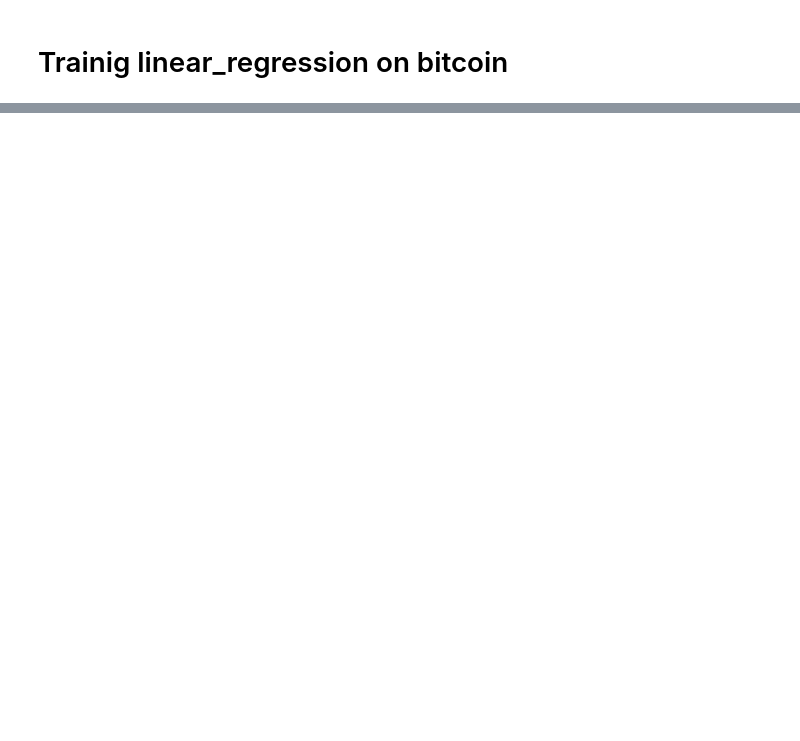
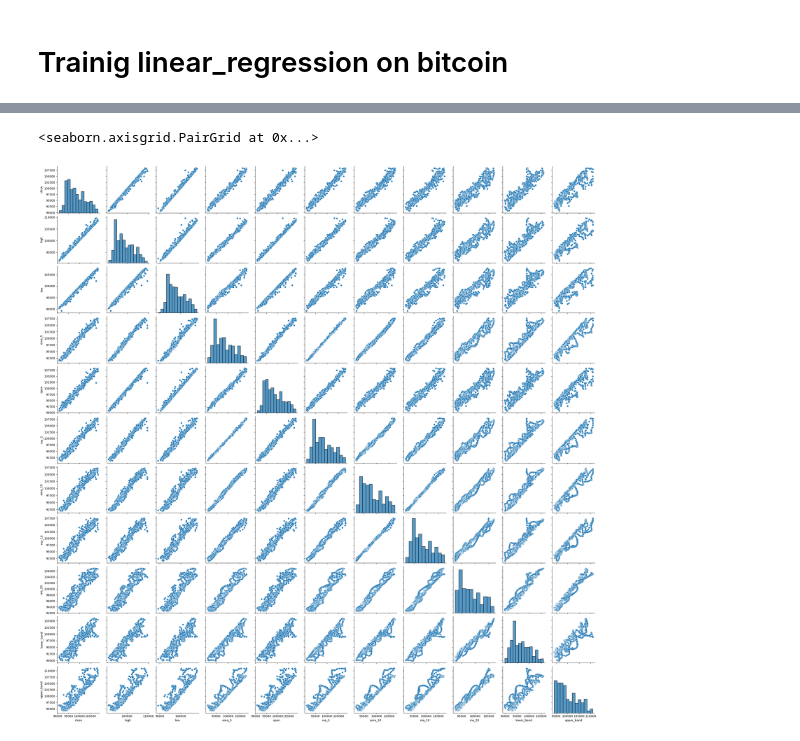
Before and after one commit to fahimai001/CryptoCurrency-Forecasting, a Jupyter notebook: notebook/experiment.ipynb, the cells around one changed output, grey strips where cells are left out. Cells and saved outputs as stored; diff of their text form; code cells hidden in the pictures; blank space fills up the shorter version.

```diff
--- a/notebook/experiment.ipynb
+++ b/notebook/experiment.ipynb
@@ -120,4 +124,0 @@ def get_data(name):
-# %%
-df1 = get_data('ethereum_processed')
-# %%
-df1 = df1.drop(columns=['timestamp', 'close_time'])
@@ -169,0 +168,5 @@ Test Error: 0.0018133651291780285
+# %%
+sns.pairplot(df1)
+# %% [output]
+<seaborn.axisgrid.PairGrid at 0x...>
+[figure, added]
```
Also changed, not shown: parts of 56 cells of this notebook, 14 other files.
